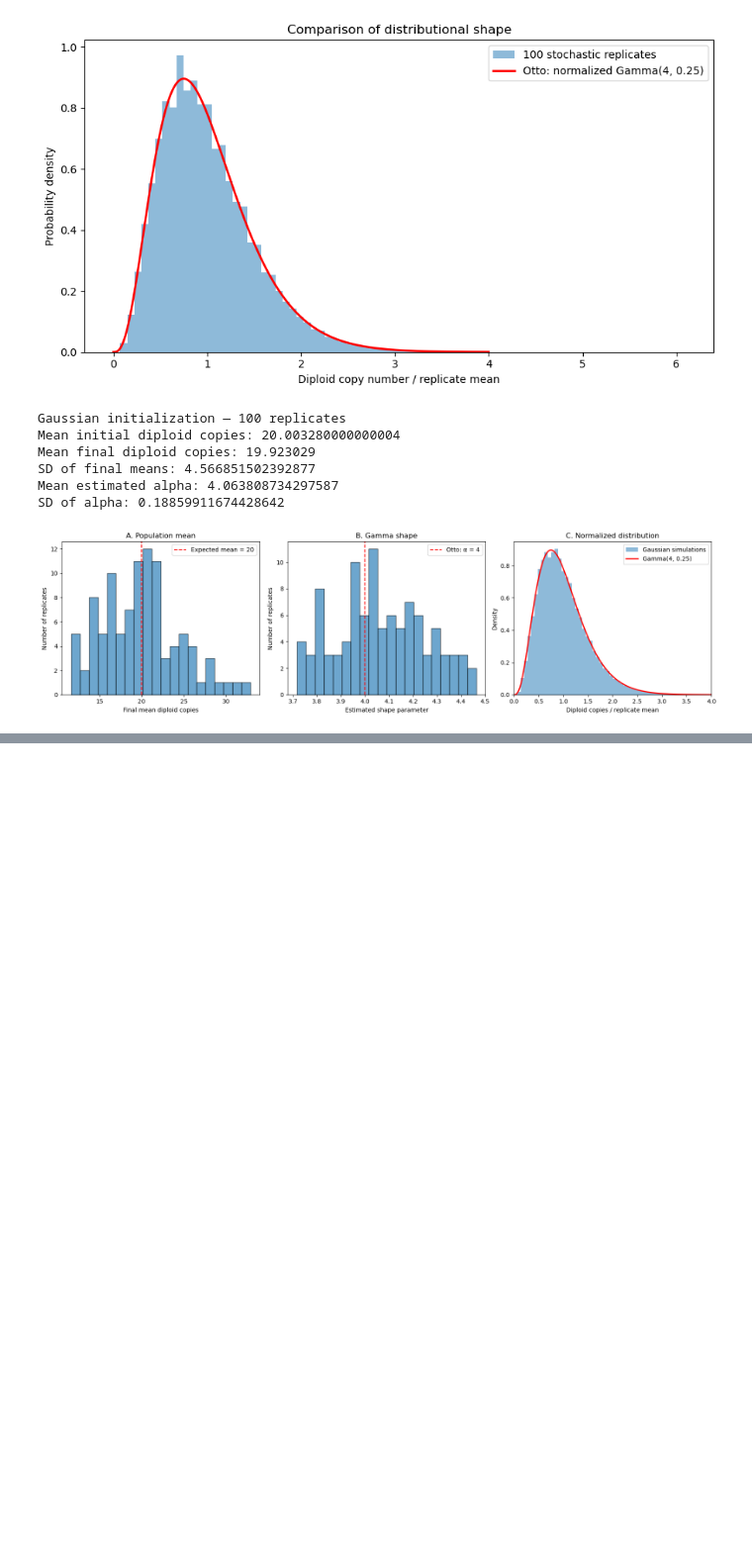
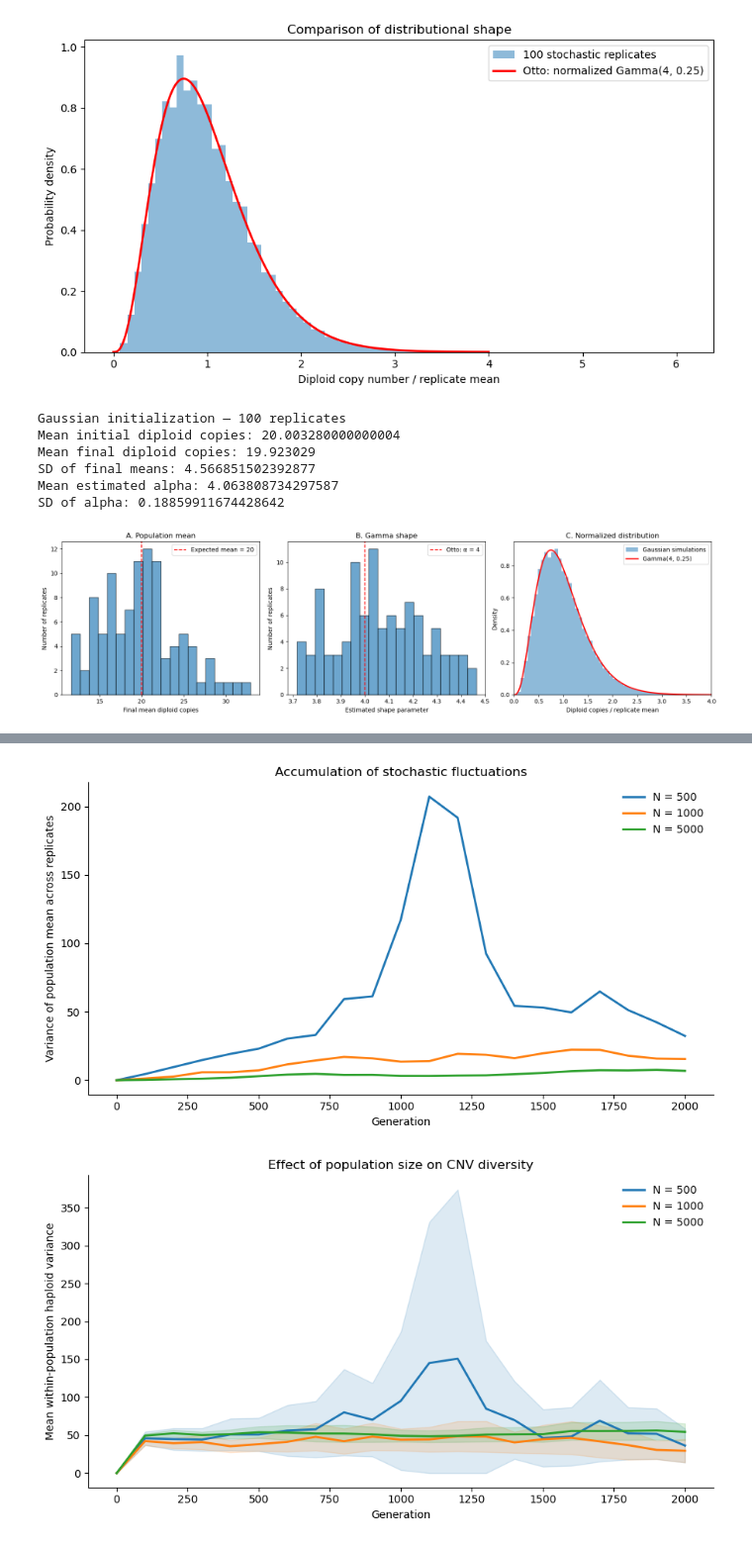
Before and after one commit to Duramenn/CNV_dynamics_2026, a Jupyter notebook: code/stochastic/S0.0_neutral.ipynb, the cells around one changed output, grey strips where cells are left out. Shown at 99% size. Saved outputs shown, nothing was run; the diff lists cells and outputs as text; code cells hidden in the pictures; blank space fills up the shorter version.

```diff
--- a/code/stochastic/S0.0_neutral.ipynb
+++ b/code/stochastic/S0.0_neutral.ipynb
@@ -1356,0 +1487,72 @@ plt.show()
+# %%
+fig, ax = plt.subplots(figsize=(9, 5))
+
+for N, group in df_exp2.groupby("N"):
+
+    between_var = (
+        group.groupby("generation")["mean_hap"]
+        .var()
+    )
+
+    ax.plot(
+        between_var.index,
+        between_var.values,
+        linewidth=2,
+        label=f"N = {N}"
+    )
+
+ax.set_xlabel("Generation")
+ax.set_ylabel("Variance of population mean across replicates")
+ax.set_title("Accumulation of stochastic fluctuations")
+ax.legend(frameon=False)
+
+ax.spines["top"].set_visible(False)
+ax.spines["right"].set_visible(False)
+
+plt.tight_layout()
+plt.show()
+
+fig, ax = plt.subplots(figsize=(9, 5))
+
+for N, group in df_exp2.groupby("N"):
+
+    summary = (
+        group.groupby("generation")["var_hap"]
+        .agg(["mean", "std", "count"])
+    )
+
+    t = summary.index.to_numpy()
+    y = summary["mean"].to_numpy()
+
+    se = (
+        summary["std"].fillna(0).to_numpy()
+        / np.sqrt(summary["count"].to_numpy())
+    )
+
+    line, = ax.plot(
+        t, y,
+        linewidth=2,
+        label=f"N = {N}"
+    )
+
+    ax.fill_between(
+        t,
+        np.maximum(0, y - 1.96 * se),
+        y + 1.96 * se,
+        color=line.get_color(),
+        alpha=0.15
+    )
+
+ax.set_xlabel("Generation")
+ax.set_ylabel("Mean within-population haploid variance")
+ax.set_title("Effect of population size on CNV diversity")
+ax.legend(frameon=False)
+
+ax.spines["top"].set_visible(False)
+ax.spines["right"].set_visible(False)
+
+plt.tight_layout()
+plt.show()
+# %% [output]
+[figure, added]
+[figure, added]
```
Also changed, not shown: parts of 25 cells of this notebook, 1 other file.
